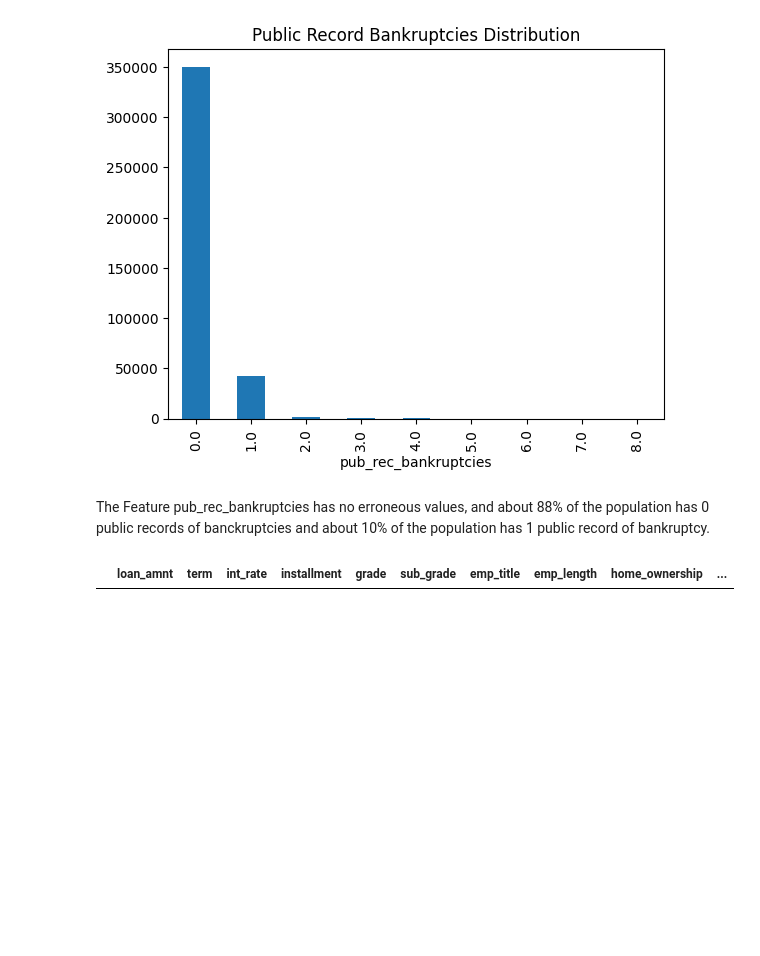
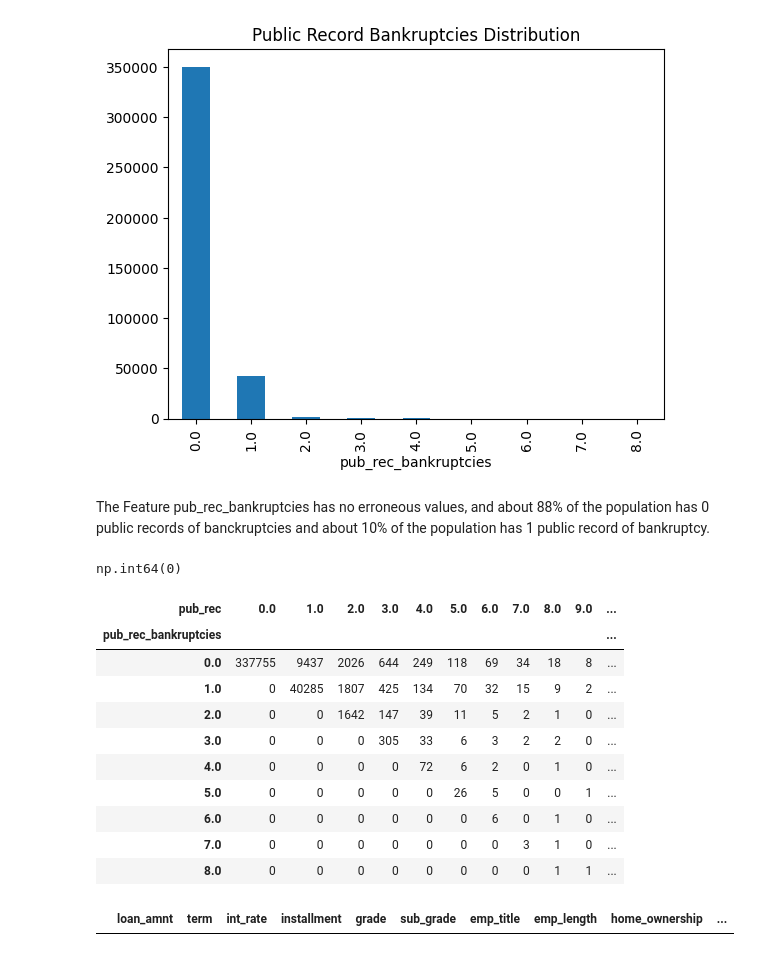
Before and after one commit to sri9079/Loan_tap, a Jupyter notebook: loan_tap_Case Study.ipynb, the cells around one changed output. Drawn from its saved outputs; the diff is of its cells as text; code cells hidden in the pictures; blank space fills up the shorter version.

```diff
--- a/loan_tap_Case Study.ipynb
+++ b/loan_tap_Case Study.ipynb
@@ -911,6 +911,27 @@ data['pub_rec_bankruptcies'].value_counts().plot(kind='bar', title='Public Recor
 [figure]
 # %% [markdown]
 The Feature pub_rec_bankruptcies has no erroneous values, and about 88% of the population has 0 public records of banckruptcies and about 10% of the population has 1 public record of bankruptcy.
+# %%
+(data['pub_rec_bankruptcies'] > data['pub_rec']).sum()
+# %% [output]
+np.int64(0)
+# %%
+pd.crosstab(
+    data['pub_rec_bankruptcies'],
+    data['pub_rec']
+)
+# %% [output]
+| pub_rec | 0.0 | 1.0 | 2.0 | 3.0 | 4.0 | 5.0 | 6.0 | 7.0 | 8.0 | 9.0 | ... |
+| pub_rec_bankruptcies |  |  |  |  |  |  |  |  |  |  | ... |
+| 0.0 | 337755 | 9437 | 2026 | 644 | 249 | 118 | 69 | 34 | 18 | 8 | ... |
+| 1.0 | 0 | 40285 | 1807 | 425 | 134 | 70 | 32 | 15 | 9 | 2 | ... |
+| 2.0 | 0 | 0 | 1642 | 147 | 39 | 11 | 5 | 2 | 1 | 0 | ... |
+| 3.0 | 0 | 0 | 0 | 305 | 33 | 6 | 3 | 2 | 2 | 0 | ... |
+| 4.0 | 0 | 0 | 0 | 0 | 72 | 6 | 2 | 0 | 1 | 0 | ... |
+| 5.0 | 0 | 0 | 0 | 0 | 0 | 26 | 5 | 0 | 0 | 1 | ... |
+| 6.0 | 0 | 0 | 0 | 0 | 0 | 0 | 6 | 0 | 1 | 0 | ... |
+| 7.0 | 0 | 0 | 0 | 0 | 0 | 0 | 0 | 3 | 1 | 0 | ... |
+| 8.0 | 0 | 0 | 0 | 0 | 0 | 0 | 0 | 0 | 1 | 1 | ... |
 # %%
 data[(data['installment']==0) | (data['installment']<0)]
 # %% [output]
```
Also changed, not shown: parts of 16 cells of this notebook, 1 other file.
